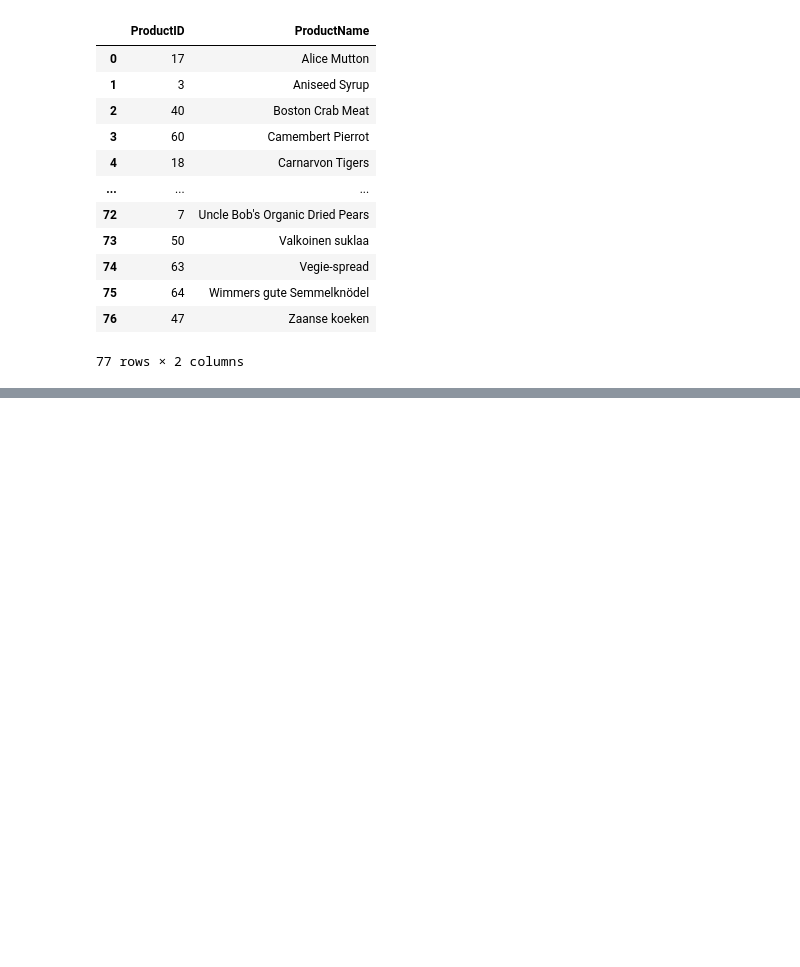
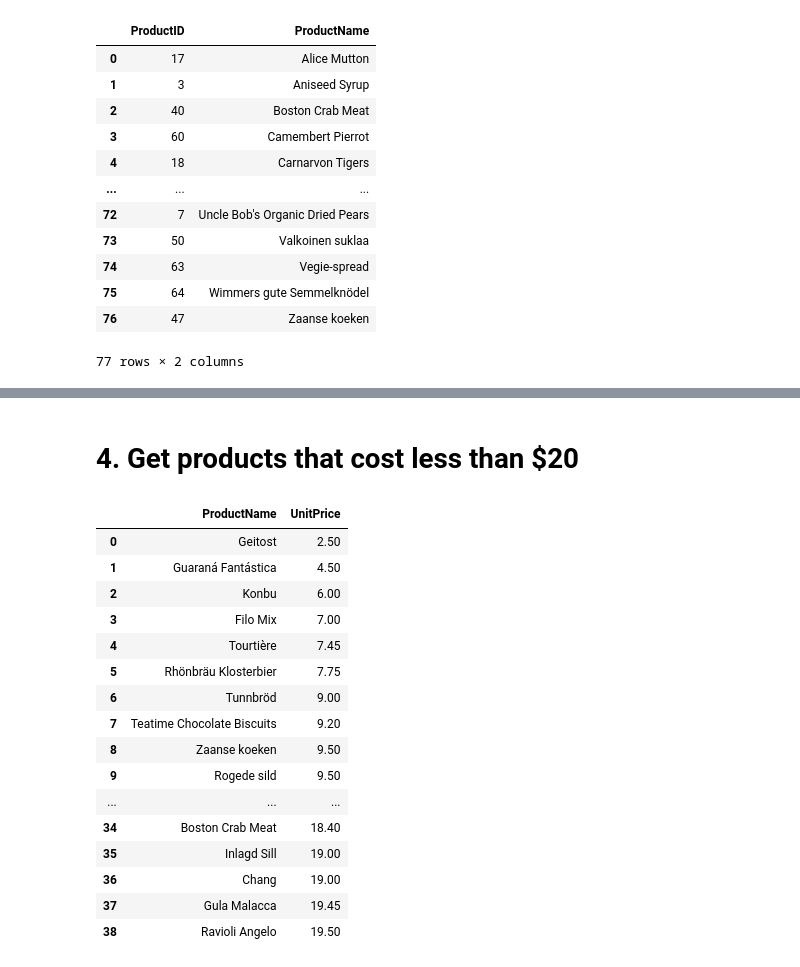
Before and after one commit to josemarcosit/python-streamlit, a Jupyter notebook: northwind.ipynb, the cells around one changed output, grey strips where cells are left out. Saved outputs shown, nothing was run; the diff lists cells and outputs as text; code cells hidden in the pictures; blank space fills up the shorter version.

```diff
--- a/northwind.ipynb
+++ b/northwind.ipynb
@@ -86,0 +107,28 @@ pd.read_sql(query2, engine)
+# %% [markdown]
+# 4. Get products that cost less than $20
+# %%
+query4 = """
+SELECT ProductName, UnitPrice
+FROM Products
+WHERE UnitPrice < 20
+ORDER BY UnitPrice ASC;
+"""
+pd.read_sql(query4, engine)
+# %% [output]
+|  | ProductName | UnitPrice |
+| 0 | Geitost | 2.50 |
+| 1 | Guaraná Fantástica | 4.50 |
+| 2 | Konbu | 6.00 |
+| 3 | Filo Mix | 7.00 |
+| 4 | Tourtière | 7.45 |
+| 5 | Rhönbräu Klosterbier | 7.75 |
+| 6 | Tunnbröd | 9.00 |
+| 7 | Teatime Chocolate Biscuits | 9.20 |
+| 8 | Zaanse koeken | 9.50 |
+| 9 | Rogede sild | 9.50 |
+| ... | ... | ... |
+| 34 | Boston Crab Meat | 18.40 |
+| 35 | Inlagd Sill | 19.00 |
+| 36 | Chang | 19.00 |
+| 37 | Gula Malacca | 19.45 |
+| 38 | Ravioli Angelo | 19.50 |
```
Also changed, not shown: parts of 43 cells of this notebook.
